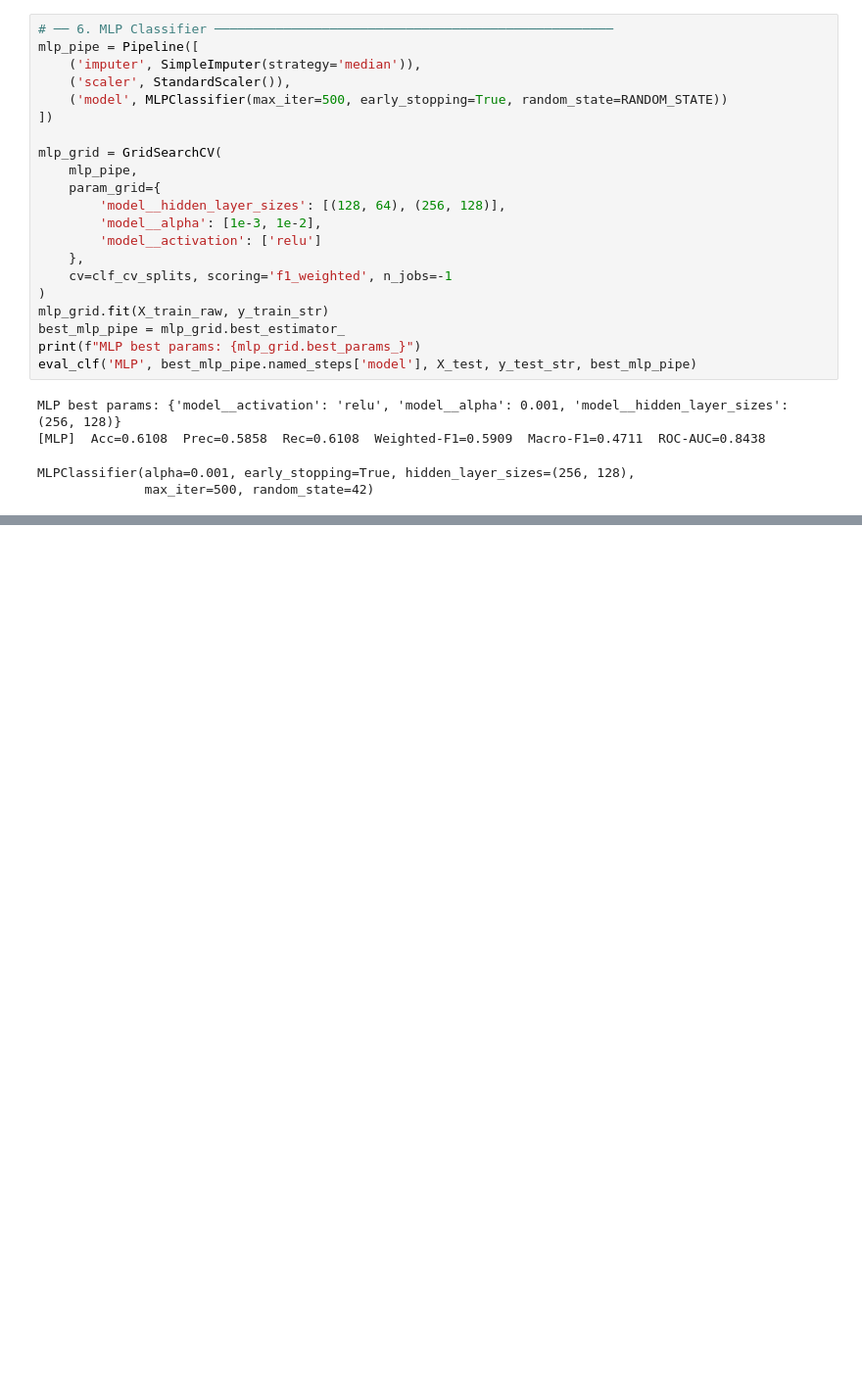
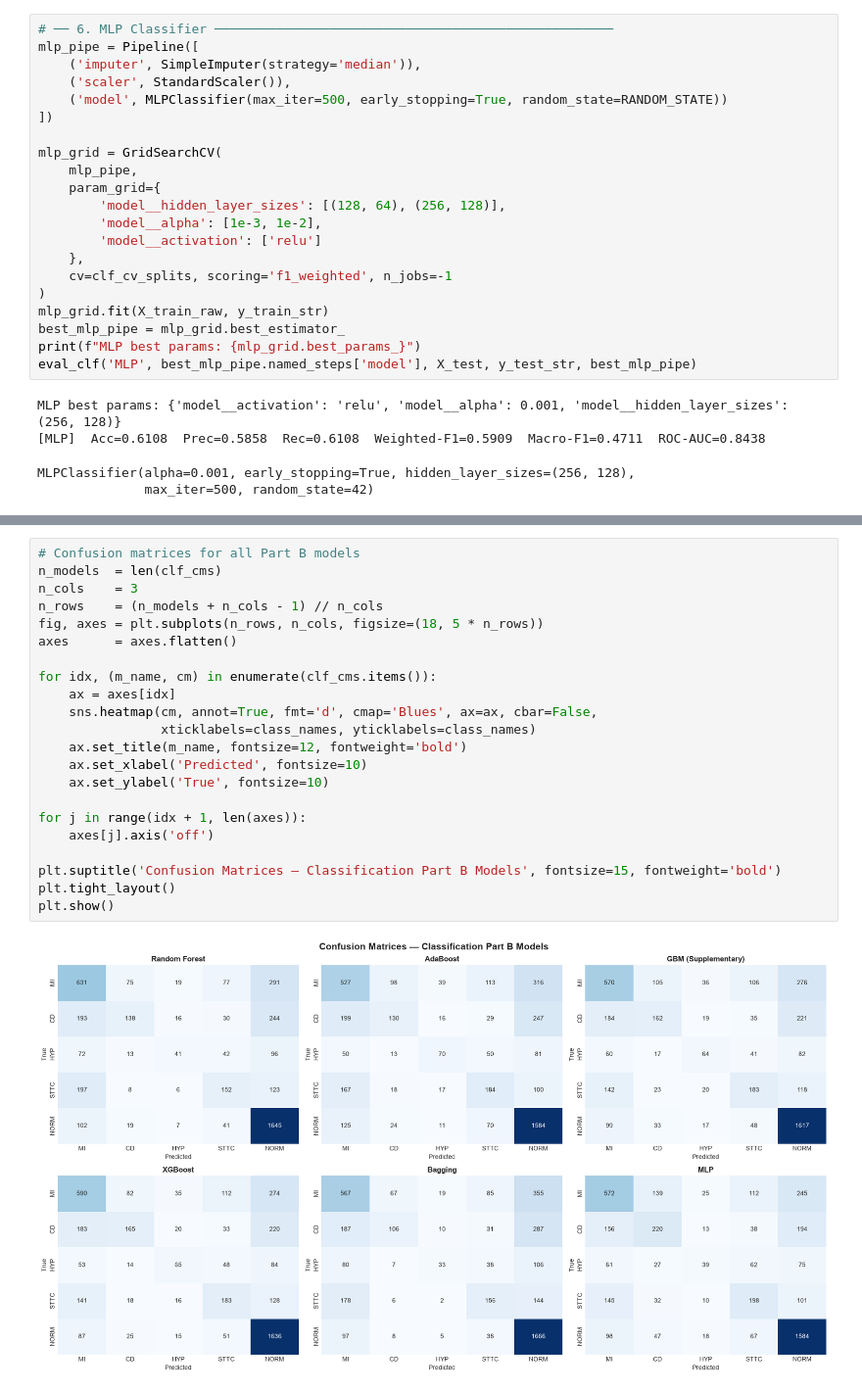
Before and after one commit to Harishraghult/ML_project, a Jupyter notebook: notebooks/classification_partB.ipynb, the cells around one changed output, grey strips where cells are left out. Shown at 98% size. Drawn from its saved outputs; the diff is of its cells as text; blank space fills up the shorter version.

```diff
--- a/notebooks/classification_partB.ipynb
+++ b/notebooks/classification_partB.ipynb
@@ -391,0 +436,24 @@ MLPClassifier(alpha=0.001, early_stopping=True, hidden_layer_sizes=(256, 128),
+# %%
+# Confusion matrices for all Part B models
+n_models  = len(clf_cms)
+n_cols    = 3
+n_rows    = (n_models + n_cols - 1) // n_cols
+fig, axes = plt.subplots(n_rows, n_cols, figsize=(18, 5 * n_rows))
+axes      = axes.flatten()
+
+for idx, (m_name, cm) in enumerate(clf_cms.items()):
+    ax = axes[idx]
+    sns.heatmap(cm, annot=True, fmt='d', cmap='Blues', ax=ax, cbar=False,
+                xticklabels=class_names, yticklabels=class_names)
+    ax.set_title(m_name, fontsize=12, fontweight='bold')
+    ax.set_xlabel('Predicted', fontsize=10)
+    ax.set_ylabel('True', fontsize=10)
+
+for j in range(idx + 1, len(axes)):
+    axes[j].axis('off')
+
+plt.suptitle('Confusion Matrices — Classification Part B Models', fontsize=15, fontweight='bold')
+plt.tight_layout()
+plt.show()
+# %% [output]
+[figure, added]
```
Also changed, not shown: parts of 9 cells of this notebook, 5 other files.
